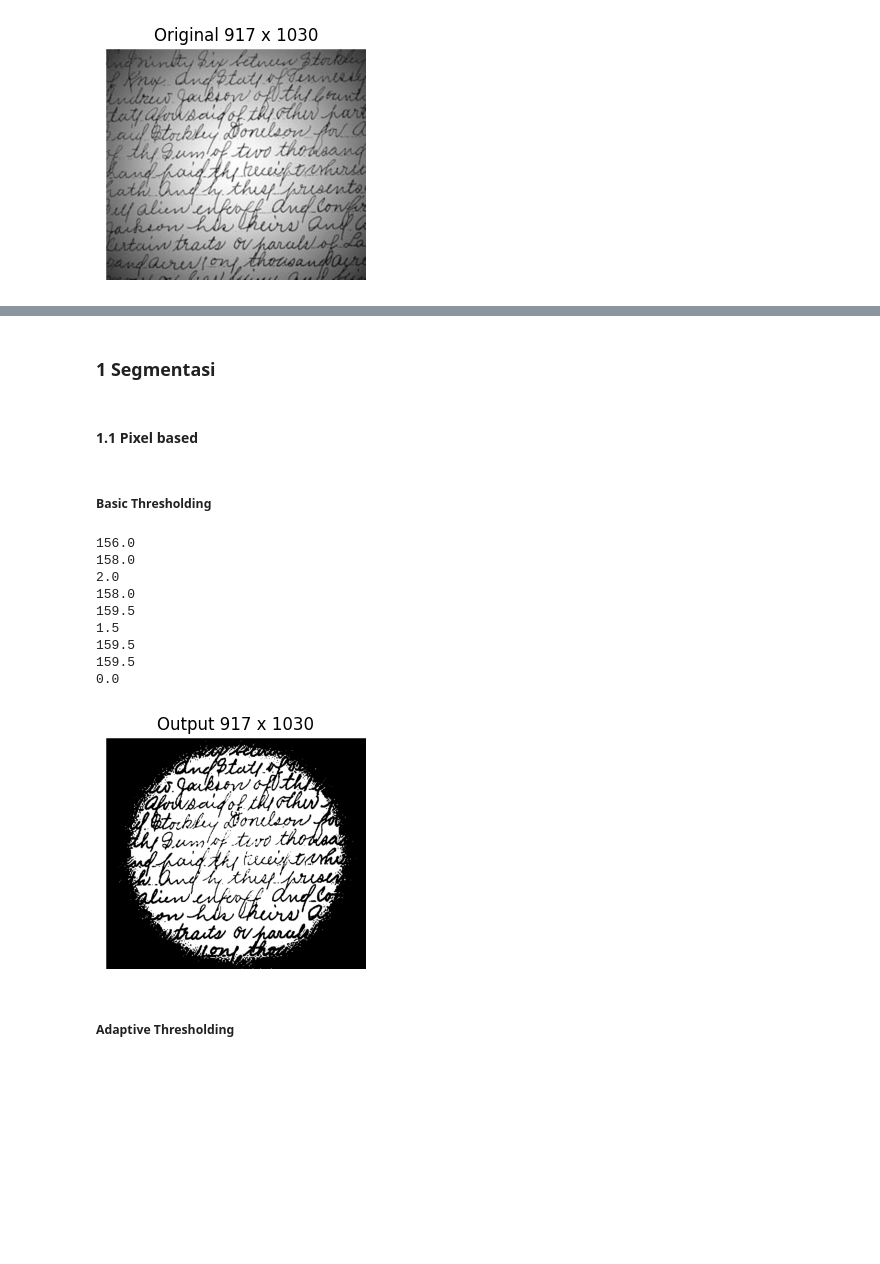
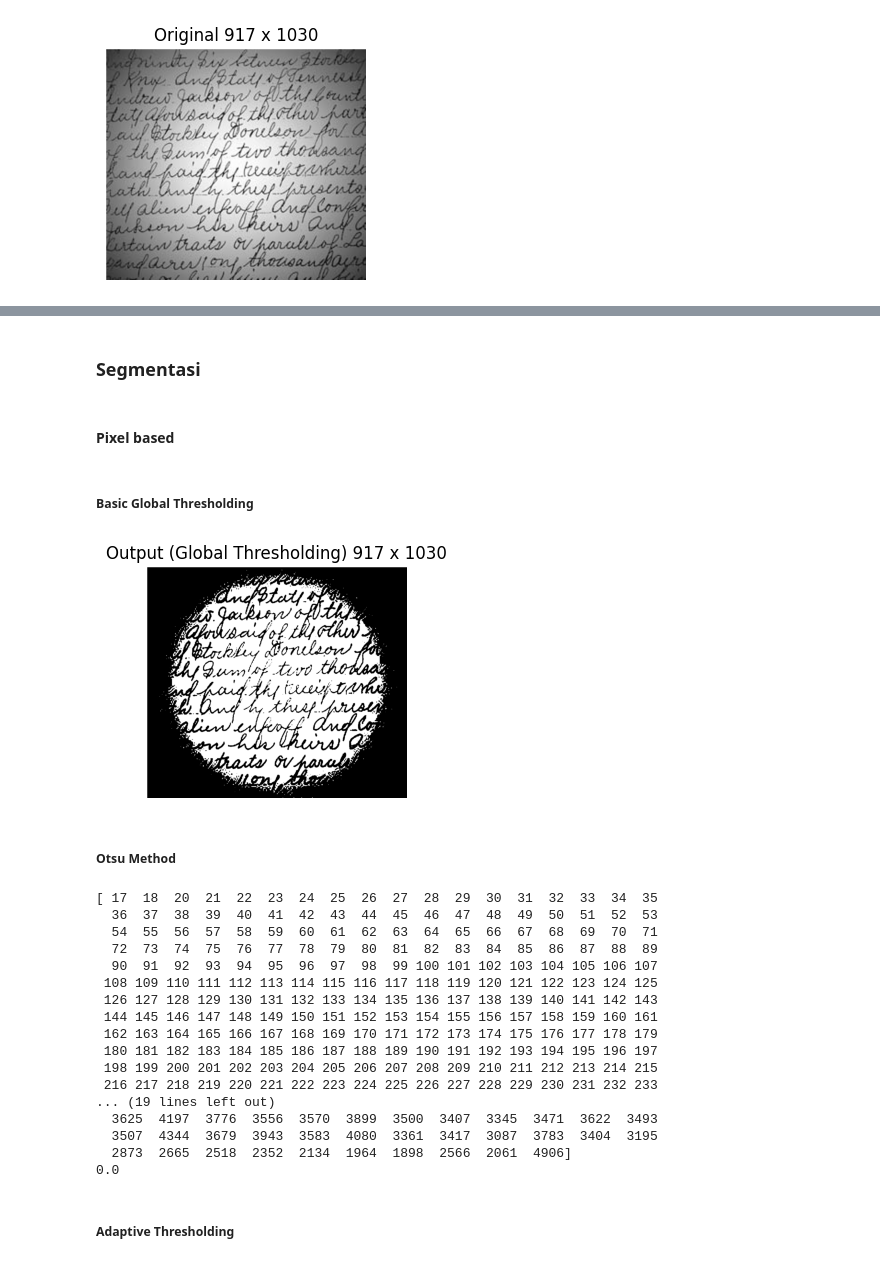
Before and after one commit to sapto-nugroho/PCD, a Jupyter notebook: PCD_Assignment03/PCD_Assignment03.ipynb, the cells around one changed output, grey strips where cells are left out. Saved outputs shown, nothing was run; the diff lists cells and outputs as text; code cells hidden in the pictures; blank space fills up the shorter version.

```diff
--- a/PCD_Assignment03/PCD_Assignment03.ipynb
+++ b/PCD_Assignment03/PCD_Assignment03.ipynb
@@ -87,10 +81,10 @@ plt.show()
 [figure]
 # %% [markdown]
-### **1 Segmentasi**
+### **Segmentasi**
 # %% [markdown]
-####  **1.1 Pixel based**
+####  **Pixel based**
 # %% [markdown]
-##### Basic Thresholding
+##### Basic Global Thresholding
 # %%
 T1 =np.floor(np.mean(img1d))#Nilai Threshold
 T2 = T1
@@ -100,46 +94,78 @@ output = np.zeros_like(img)
 
 while (T3-T1 != 0):
   first = sorted[sorted <= T2]
   second = sorted[sorted > T2]
   T1 = T2
   # print(first)
   # print(second)
   # print(np.floor(np.mean(first)))
   # print(np.floor(np.mean(second)))
 
   m1 = np.floor(np.mean(first))
   m2 = np.floor(np.mean(second))
   T3 = (m1+m2)/2
-  print(T1)
-  print(T3)
-  print(T3-T1)
+  # print(T1)
+  # print(T3)
+  # print(T3-T1)
   T2 = T3
 
 T3 = np.floor(T3)
 
 for i in range(img.shape[0]):
   for j in range(img.shape[1]):
     if img[i,j] > T3:
       output[i,j] = 255
     else:
       output[i,j] = 0
 
 #Plot
 plt.figure(figsize=(10,3))
 plt.imshow(output, cmap='gray')
-plt.title(f"Output {img.shape[0]} x {img.shape[1]}")
+plt.title(f"Output (Global Thresholding) {img.shape[0]} x {img.shape[1]}")
 plt.axis("off")
 plt.show()
 # %% [output]
-156.0
-158.0
-2.0
-158.0
-159.5
-1.5
-159.5
-159.5
-0.0
-[figure, old version]
+[figure, new version]
+# %% [markdown]
+##### Otsu Method
+# %%
+img1d = img.ravel()
+sorted = np.sort(img1d)
+val, freq = np.unique(sorted, return_counts=True)
+print(val)
+print(freq)
+
+val_freq = np.stack((val,freq), axis=1)
+# print(val_freq)
+
+sigma_w = np.zeros(256)
+
+
+
+# bins = np.arange(0, 257)
+
+# # Creating plot
+# fig = plt.figure(figsize =(10, 7))
+# plt.hist(sorted, bins)
+# plt.title("Numpy Histogram")
+# plt.show()
+# %% [output]
+[ 17  18  20  21  22  23  24  25  26  27  28  29  30  31  32  33  34  35
+  36  37  38  39  40  41  42  43  44  45  46  47  48  49  50  51  52  53
+  54  55  56  57  58  59  60  61  62  63  64  65  66  67  68  69  70  71
+  72  73  74  75  76  77  78  79  80  81  82  83  84  85  86  87  88  89
+  90  91  92  93  94  95  96  97  98  99 100 101 102 103 104 105 106 107
+ 108 109 110 111 112 113 114 115 116 117 118 119 120 121 122 123 124 125
+ 126 127 128 129 130 131 132 133 134 135 136 137 138 139 140 141 142 143
+ 144 145 146 147 148 149 150 151 152 153 154 155 156 157 158 159 160 161
+ 162 163 164 165 166 167 168 169 170 171 172 173 174 175 176 177 178 179
+ 180 181 182 183 184 185 186 187 188 189 190 191 192 193 194 195 196 197
+ 198 199 200 201 202 203 204 205 206 207 208 209 210 211 212 213 214 215
+ 216 217 218 219 220 221 222 223 224 225 226 227 228 229 230 231 232 233
+... (19 lines left out)
+  3625  4197  3776  3556  3570  3899  3500  3407  3345  3471  3622  3493
+  3507  4344  3679  3943  3583  4080  3361  3417  3087  3783  3404  3195
+  2873  2665  2518  2352  2134  1964  1898  2566  2061  4906]
+0.0
 # %% [markdown]
 ##### Adaptive Thresholding
```
Also changed, not shown: parts of 11 cells of this notebook.
